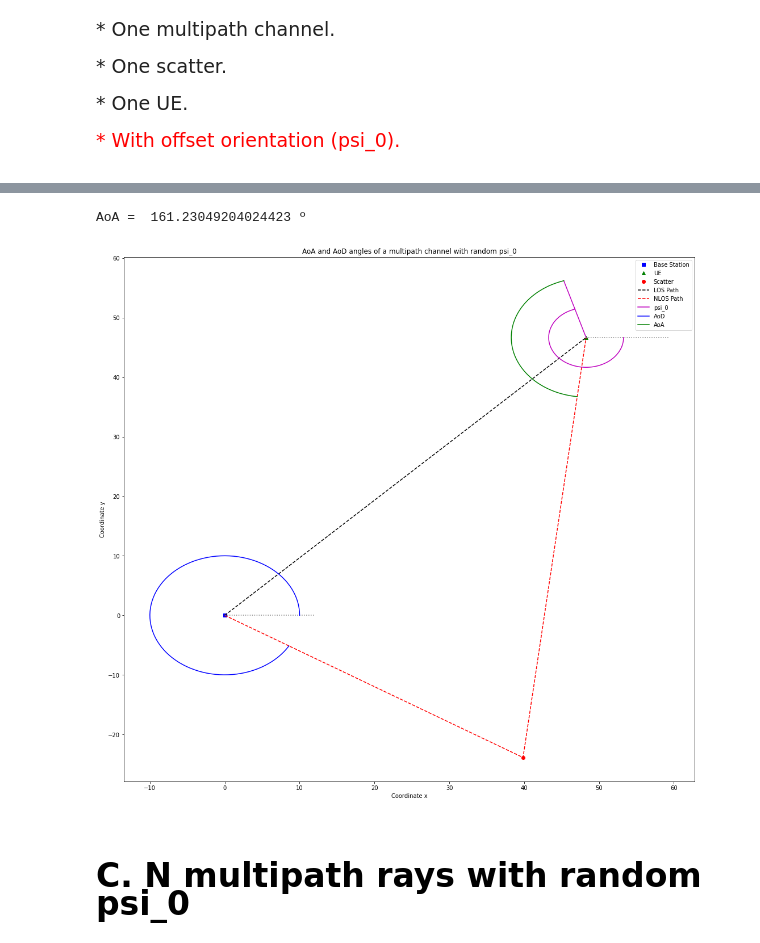
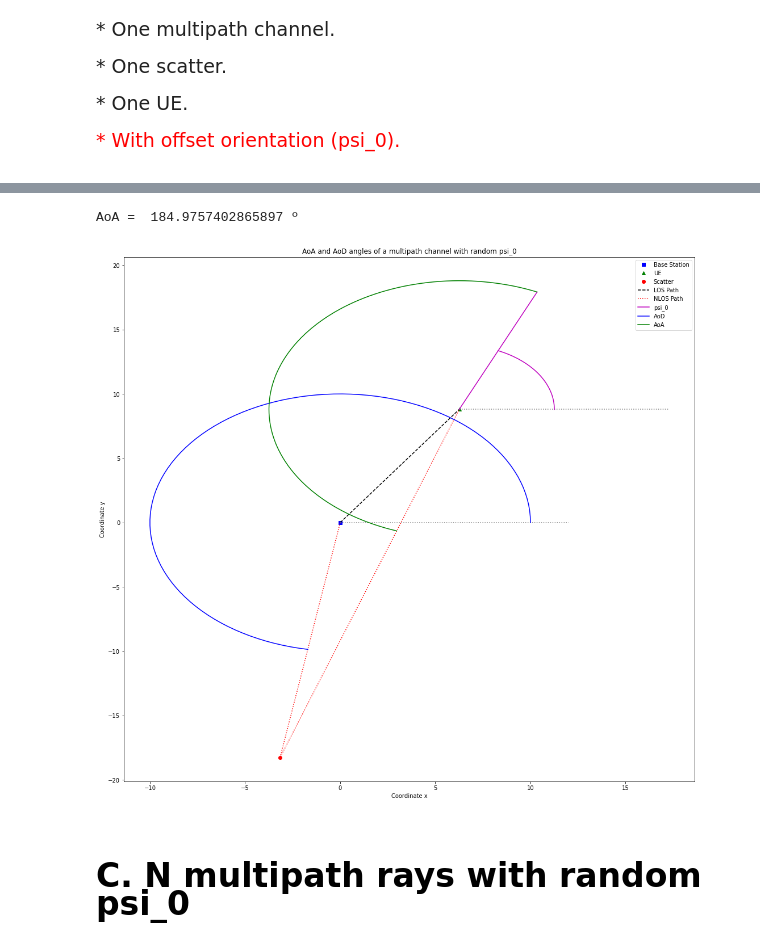
Before and after one commit to gomezcuba/CASTRO-5G, a Jupyter notebook: Tutorial_1_MultipathLocationEstimator.ipynb, the cells around one changed output, grey strips where cells are left out. Saved outputs shown, nothing was run; the diff lists cells and outputs as text; code cells hidden in the pictures.

```diff
--- a/Tutorial_1_MultipathLocationEstimator.ipynb
+++ b/Tutorial_1_MultipathLocationEstimator.ipynb
@@ -343,7 +344,7 @@ theta_i = np.arctan(y_i/x_i)
 theta_i = np.mod(theta_i + np.pi*(x_i < 0), 2*np.pi)
 
 psi_i = np.arctan((y_i - y_0)/(x_0 - x_i))
-psi_i = np.mod(psi_i + np.pi*((x_0 - x_i) < 0), 2*np.pi)
+psi_i = np.mod(np.pi - psi_i + np.pi*((x_0 - x_i) < 0), 2*np.pi)
 
 print("theta_0 = ",np.rad2deg(theta_0[0]), "º")
 print("theta_i = ",np.rad2deg(theta_i[0][0]), "º")
@@ -467,9 +468,9 @@ psi_0 =  88.11496805105703 º
 # %%
-AoA = np.mod(np.pi - psi_i + psi_0, 2*np.pi)
+AoA = np.mod(psi_i - psi_0, 2*np.pi)
 
 print("AoA = ",np.rad2deg(AoA[0][0]), "º")
 # %% [output]
-AoA =  161.23049204024423 º
+AoA =  184.9757402865897 º
 # %%
 plt.figure(3)
 
@@ -486,7 +487,7 @@ plt.plot(x_i, y_i, 'or', label = "Scatter")
 plt.plot([0,x_0], [0,y_0], '--k', label = "LOS Path")
 
 # Plot NLOS path
-plt.plot([0,x_i[0],x_0],[0,y_i[0],y_0],'--r', label = "NLOS Path")
+plt.plot([0,x_i[0],x_0],[0,y_i[0],y_0],':r', label = "NLOS Path")
 
 # Number of points to draw angles circunferences and size respect each origin (Base Station or UE)
 circle_scale = 10
@@ -496,38 +497,38 @@ t = np.linspace(0,1,circle_points)
 # Plot x axis reference lines
 plt.plot([0, circle_scale + Npath*2],[0,0],':',color='grey')
 plt.plot([x_0, x_0+circle_scale+Npath],[y_0,y_0],':',color='grey')
 
 # Plot phi_0 reference line
-plt.plot([x_0, x_0 + np.cos(-psi_0)*circle_scale],[y_0, y_0 + np.sin(-psi_0)*circle_scale],'m')
+plt.plot([x_0, x_0 + np.cos(psi_0)*circle_scale],[y_0, y_0 + np.sin(psi_0)*circle_scale],'m')
 
 # Plot phi_0 angle
-plt.plot(x_0 + (circle_scale/2)*np.cos((-psi_0)*t), y_0 + (circle_scale/2)*np.sin((-psi_0)*t),'m' ,label = "psi_0")
+plt.plot(x_0 + (circle_scale/2)*np.cos((psi_0)*t), y_0 + (circle_scale/2)*np.sin((psi_0)*t),'m' ,label = "psi_0")
 
 # Plot AoD angle
 plt.plot(0 + (circle_scale)*np.cos(AoD[0]*t), 0 + (circle_scale)*np.sin(AoD[0]*t),'b',label = "AoD")
 
 # Plot AoA angle
 x = np.array([(circle_scale)*np.cos(AoA[0]*t)])
 y = np.array([(circle_scale)*np.sin(AoA[0]*t)])
 
 rotated = np.concatenate((x, y), axis=0)
 
-newX = rotated[0,:] * np.cos(-psi_0) - rotated[1,:] * np.sin(-psi_0)
-newY = rotated[0,:] * np.sin(-psi_0) + rotated[1,:] * np.cos(-psi_0)
+newX = rotated[0,:] * np.cos(psi_0) - rotated[1,:] * np.sin(psi_0)
+newY = rotated[0,:] * np.sin(psi_0) + rotated[1,:] * np.cos(psi_0)
 
 plt.plot(x_0 + newX, y_0 + newY,'g',label = "AoA")
 
 plt.title("AoA and AoD angles of a multipath channel with random psi_0")
 plt.xlabel('Coordinate x')
 plt.ylabel('Coordinate y')
 
 # Make and plot legend
 plt.legend()
 
 # Save Figure_B image
 plt.savefig(Folder_tutorial_1_dir_path +'/Figure_B.png')
 # %% [output]
-[figure, old version]
+[figure, new version]
 # %% [markdown]
 <br><br>
 <span style="color:black; font-size:33px; font-family: Cambria"><b> C. N multipath rays with random psi_0 </b></span>
```
Also changed, not shown: parts of 17 cells of this notebook, 6 other files.
